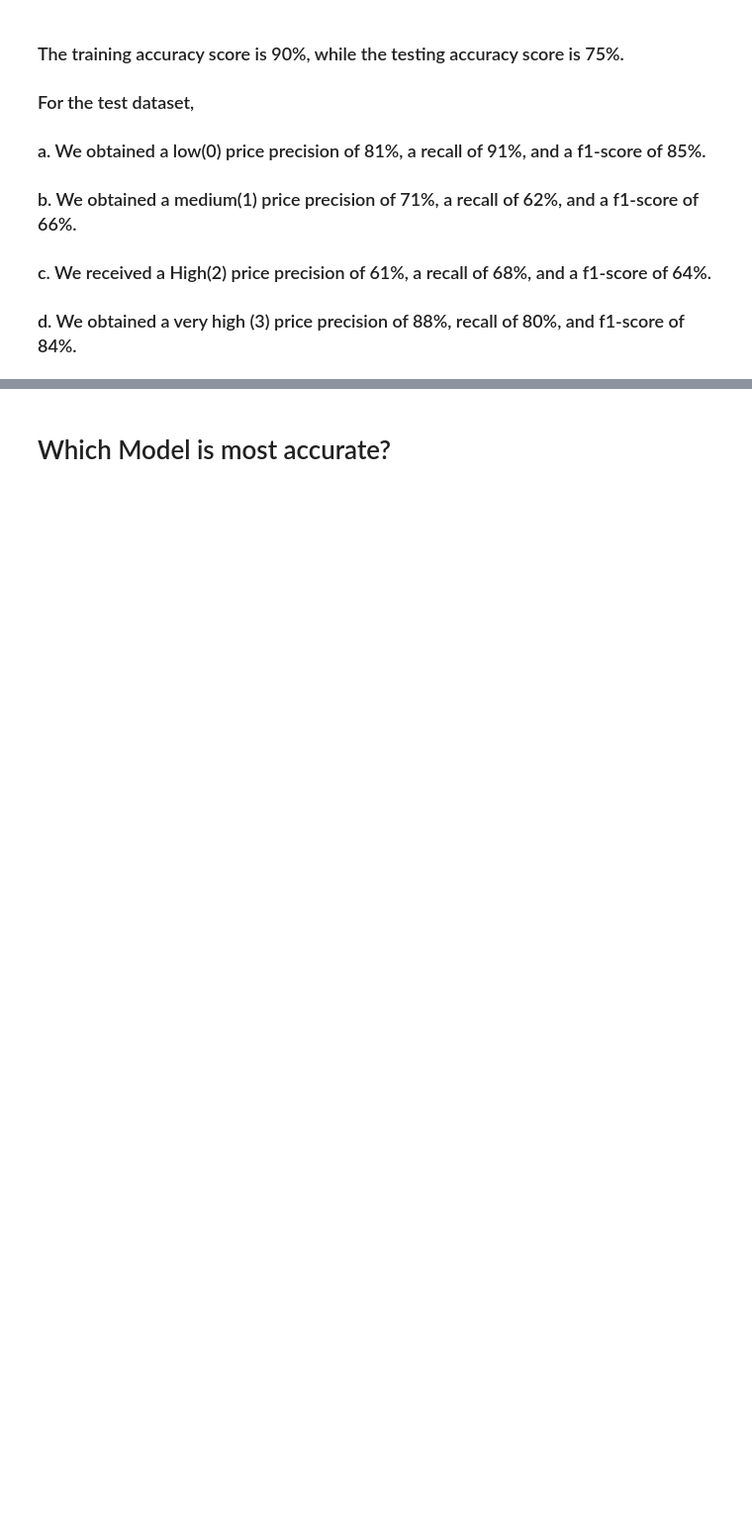
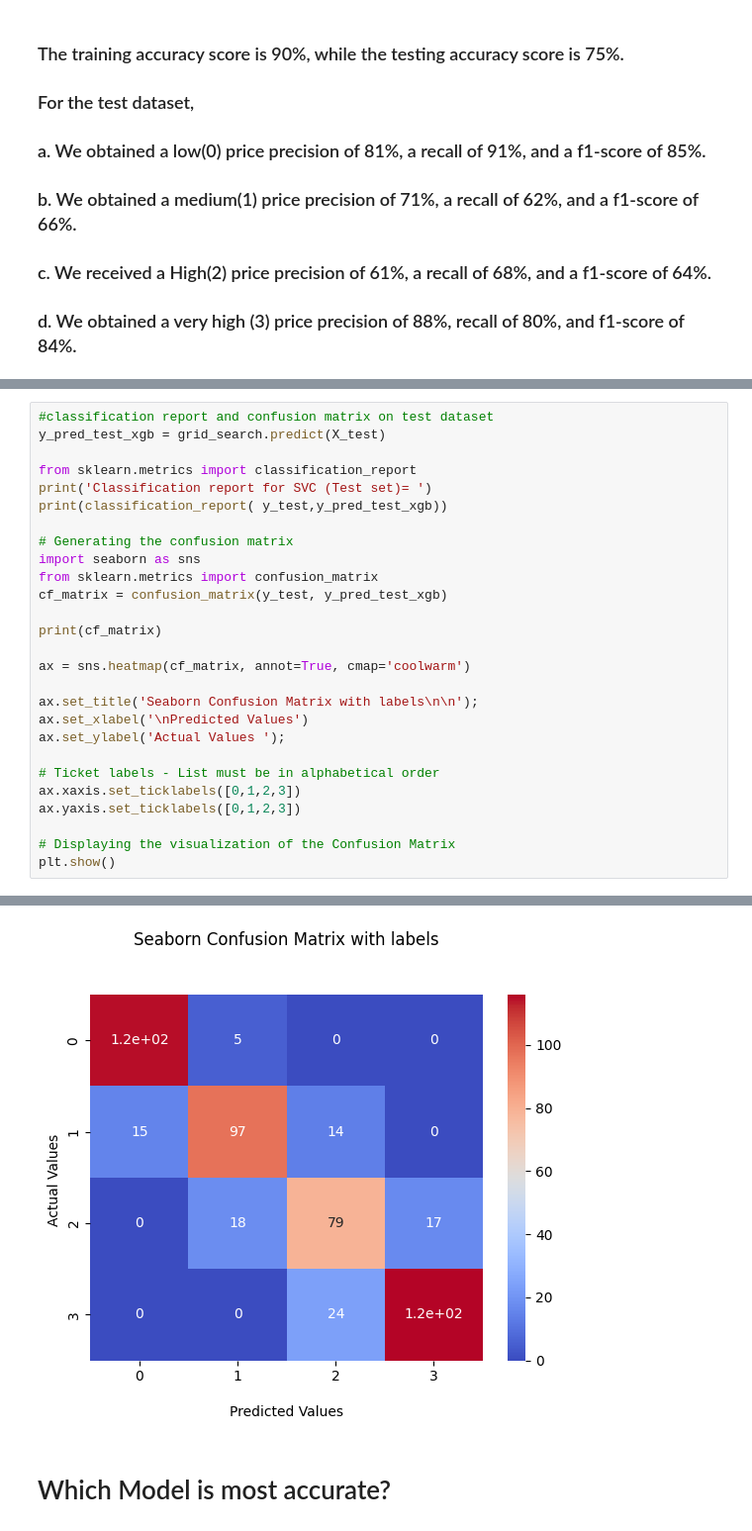
Before and after one commit to sumit25chini/Mobile-Price-Range-Prediction-Classification-prediction, a Jupyter notebook: Mobile_Price_Range_Prediction_project.ipynb, the cells around one changed output, grey strips where cells are left out. Shown at 99% size. Cells and saved outputs as stored; diff of their text form; blank space fills up the shorter version.

```diff
--- a/Mobile_Price_Range_Prediction_project.ipynb
+++ b/Mobile_Price_Range_Prediction_project.ipynb
@@ -1181,0 +1261,28 @@ weighted avg       0.76      0.75      0.75       500
+# %%
+#classification report and confusion matrix on test dataset
+y_pred_test_xgb = grid_search.predict(X_test)
+
+from sklearn.metrics import classification_report
+print('Classification report for SVC (Test set)= ')
+print(classification_report( y_test,y_pred_test_xgb))
+
+# Generating the confusion matrix
+import seaborn as sns
+from sklearn.metrics import confusion_matrix
+cf_matrix = confusion_matrix(y_test, y_pred_test_xgb)
+
+print(cf_matrix)
+
+ax = sns.heatmap(cf_matrix, annot=True, cmap='coolwarm')
+
+ax.set_title('Seaborn Confusion Matrix with labels\n\n');
+ax.set_xlabel('\nPredicted Values')
+ax.set_ylabel('Actual Values ');
+
+# Ticket labels - List must be in alphabetical order
+ax.xaxis.set_ticklabels([0,1,2,3])
+ax.yaxis.set_ticklabels([0,1,2,3])
+
+# Displaying the visualization of the Confusion Matrix
+plt.show()
+# %% [output]
@@ -1182,3 +1305,4 @@ weighted avg       0.76      0.75      0.75       500
+[figure, added]
 # %% [markdown]
 # Which Model is most accurate?
 # %%
```
Also changed, not shown: parts of 8 cells of this notebook.
